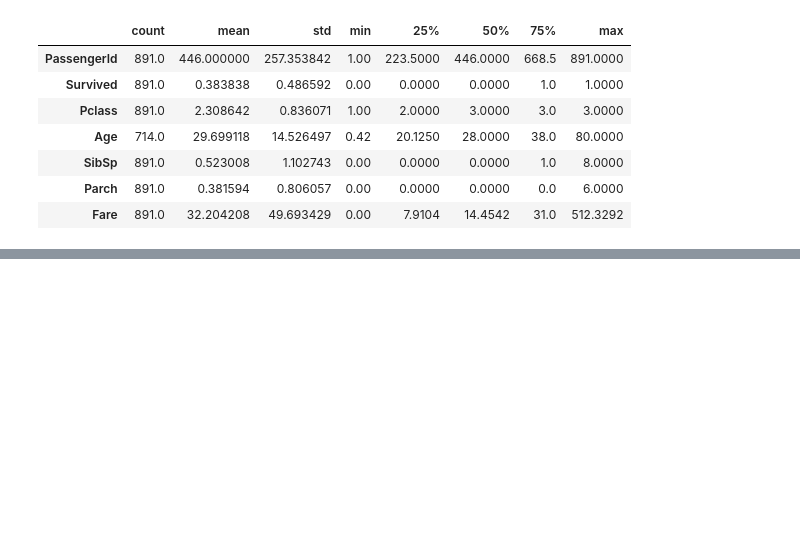
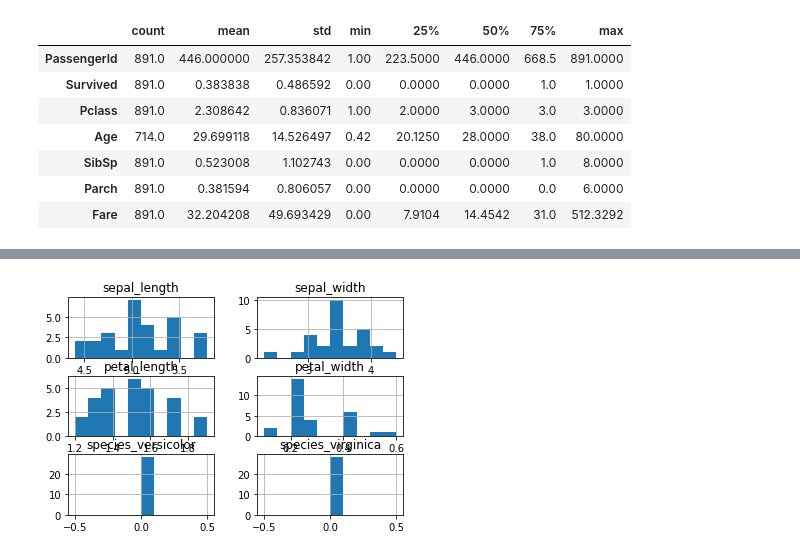
Before and after one commit to joann-balraj/classification-exercises, a Jupyter notebook: classification_exercises.ipynb, the cells around one changed output, grey strips where cells are left out. Saved outputs shown, nothing was run; the diff lists cells and outputs as text; code cells hidden in the pictures; blank space fills up the shorter version.

```diff
--- a/classification_exercises.ipynb
+++ b/classification_exercises.ipynb
@@ -186,0 +628,5 @@ Name: Embarked, dtype: int64
+# %%
+setosa = train[train.species=='setosa']
+setosa.hist();
+# %% [output]
+[figure, added]
```
Also changed, not shown: parts of 72 cells of this notebook, 1 other file.
